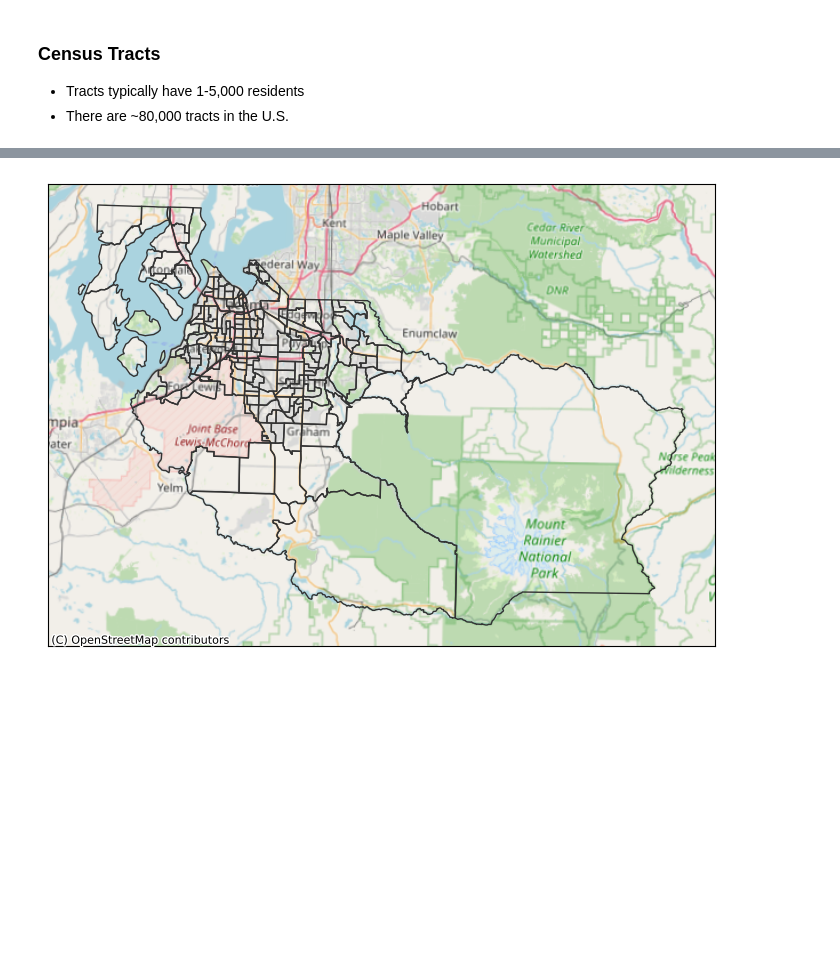
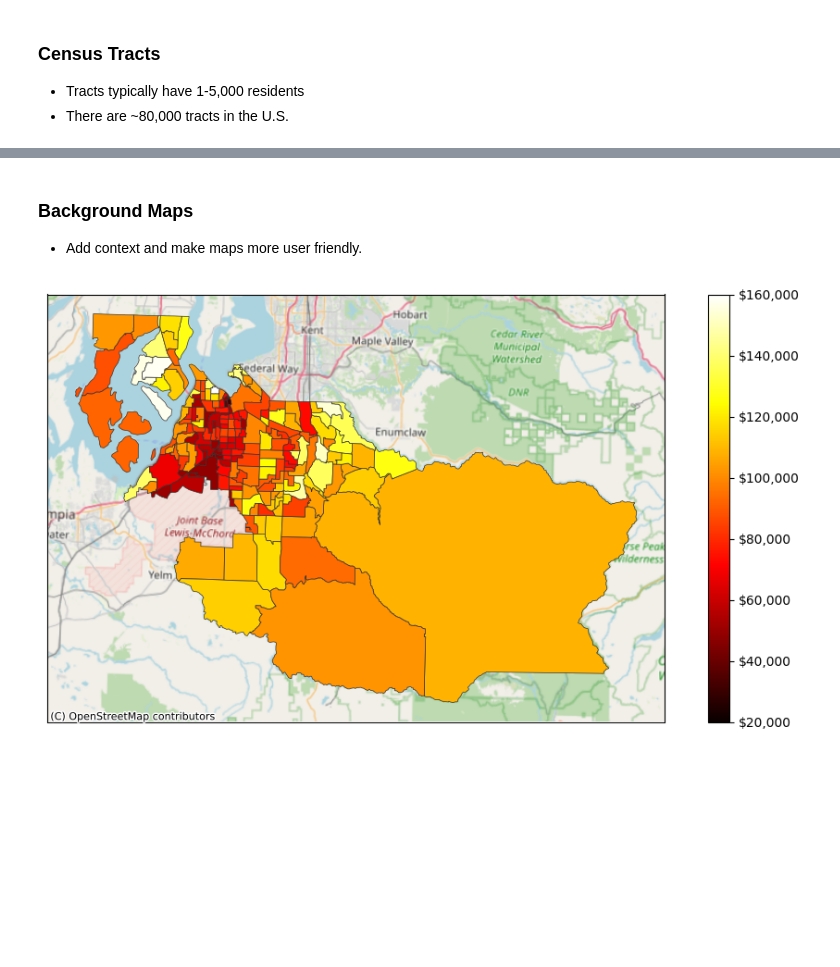
Before and after one commit to censusdis/censusdis-tutorial-2024, a Jupyter notebook: Lessons/Lesson 2 Maps.ipynb, the cells around one changed output, grey strips where cells are left out. Saved outputs shown, nothing was run; the diff lists cells and outputs as text; code cells hidden in the pictures; blank space fills up the shorter version.

```diff
--- a/Lessons/Lesson 2 Maps.ipynb
+++ b/Lessons/Lesson 2 Maps.ipynb
@@ -251,0 +149,11 @@ Let's look at a background map from OpenStreetMap to find out.
+# %%
+gdf_tracts = ced.download(
+    dataset=ACS5,
+    vintage=2022,
+    download_variables=[MEDIAN_HOUSEHOLD_INCOME_VARIABLE],
+    # All the census tracts in Pierce County
+    state=states.WA,
+    county=PIERCE,
+    tract="*",
+    with_geometry=True,
+)
@@ -252,15 +182,26 @@ Let's look at a background map from OpenStreetMap to find out.
+# %% [markdown]
+### Background Maps
+
+- Add context and make maps more user friendly.
 # %%
 ax = cem.plot_map(
-    gdf_tracts.boundary,
-    linewidth=1.0,
-    color="#333",
+    # Tracts
+    gdf_tracts,
+    MEDIAN_HOUSEHOLD_INCOME_VARIABLE,
+    cmap="hot",
+    edgecolor="#333",
+    linewidth=0.5,
+    vmin=20_000,
+    vmax=160_000,
+    legend=True,
     figsize=(12, 6),
+    legend_kwds={"format": FuncFormatter(lambda x, pos: f"${x:,.0f}")},
     # We can add a background to any map with
     # this optional argument.
     with_background=True,
 )
 # %% [output]
-[figure, old version]
+[figure, new version]
 # %% [markdown]
 <br/><br/><br/><br/><br/><br/><br/><br/><br/>
 <br/><br/><br/><br/><br/><br/><br/><br/><br/>
```
Also changed, not shown: parts of 39 cells of this notebook, 2 other files.
